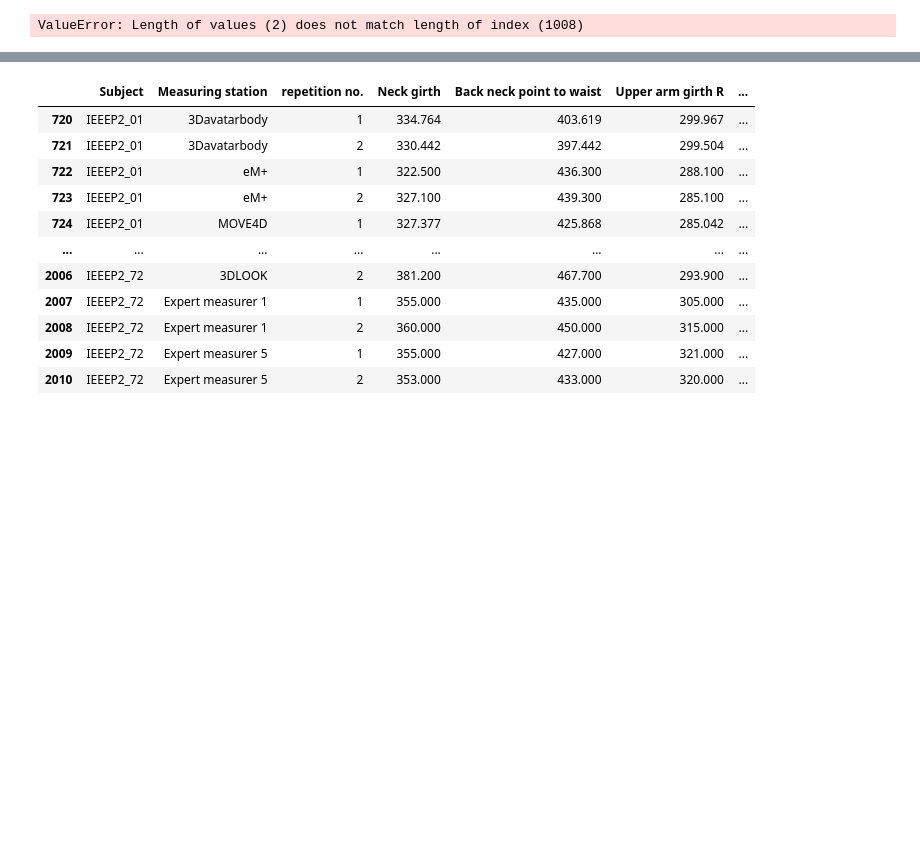
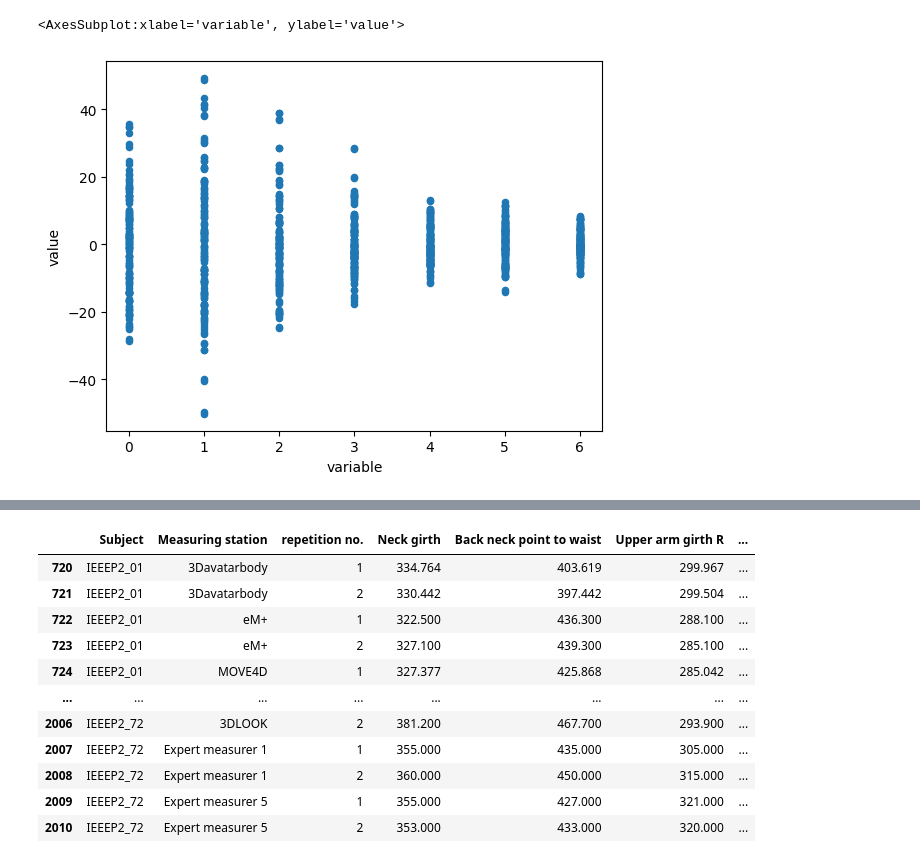
Before and after one commit to wesferr/measure_project, a Jupyter notebook: statistics_move4d.ipynb, the cells around one changed output, grey strips where cells are left out. Cells and saved outputs as stored; diff of their text form; code cells hidden in the pictures; blank space fills up the shorter version.

```diff
--- a/statistics_move4d.ipynb
+++ b/statistics_move4d.ipynb
@@ -55,17 +55,12 @@ measures.to_csv("our_move4d.csv")
 # %%
 measures_semantic = ['bust_chest_girth', 'waist_girth', 'hip_girth', 'thigh_girth', 'upper_arm_girth', 'neck_girth', 'neck_waist', ]
 a = measures[measures['measures_station']=="Our"][measures_semantic].reset_index(drop=True)
 b = measures[measures['measures_station']=="MOVE4D"][measures_semantic].reset_index(drop=True)
 size = a.shape[1]
 
-a = pd.melt(a)
-b = pd.melt(b)
-a['variable'] = a.variable.factorize()[0]
-b['variable'] = b.variable.factorize()[0]
-# a['variable'] = pd.factorize(a['variable'])[0]
-# b['variable'] = pd.factorize(b['variable'])[0]
-# a
-# (a-b).plot(kind='scatter', x='variable', y='value')
-# (a-b).plot(kind='scatter', x=np.arange(size), y=np.zeros(size))
+c = pd.melt((a-b)/10)
+c['variable'] = c.variable.factorize()[0]
+c.plot(kind='scatter', x='variable', y='value')
 # %% [output]
-ValueError: Length of values (2) does not match length of index (1008)
+<AxesSubplot:xlabel='variable', ylabel='value'>
+[figure, added]
```
Also changed, not shown: parts of 2 cells of this notebook, 3 other files.
